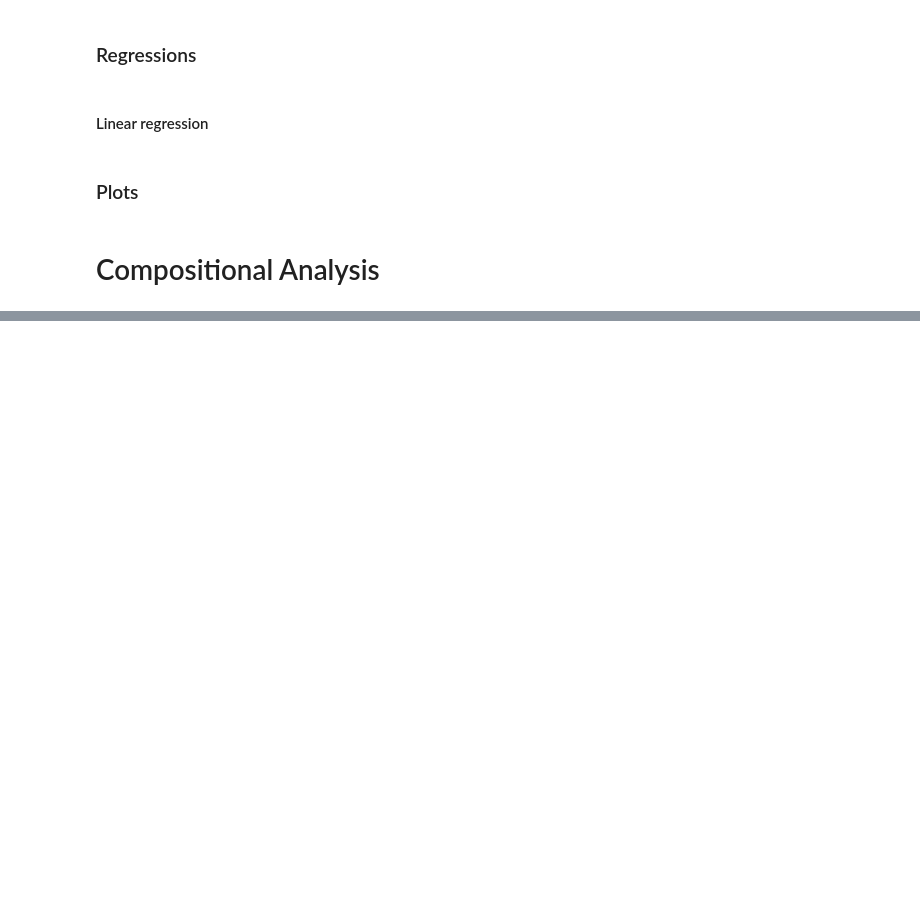
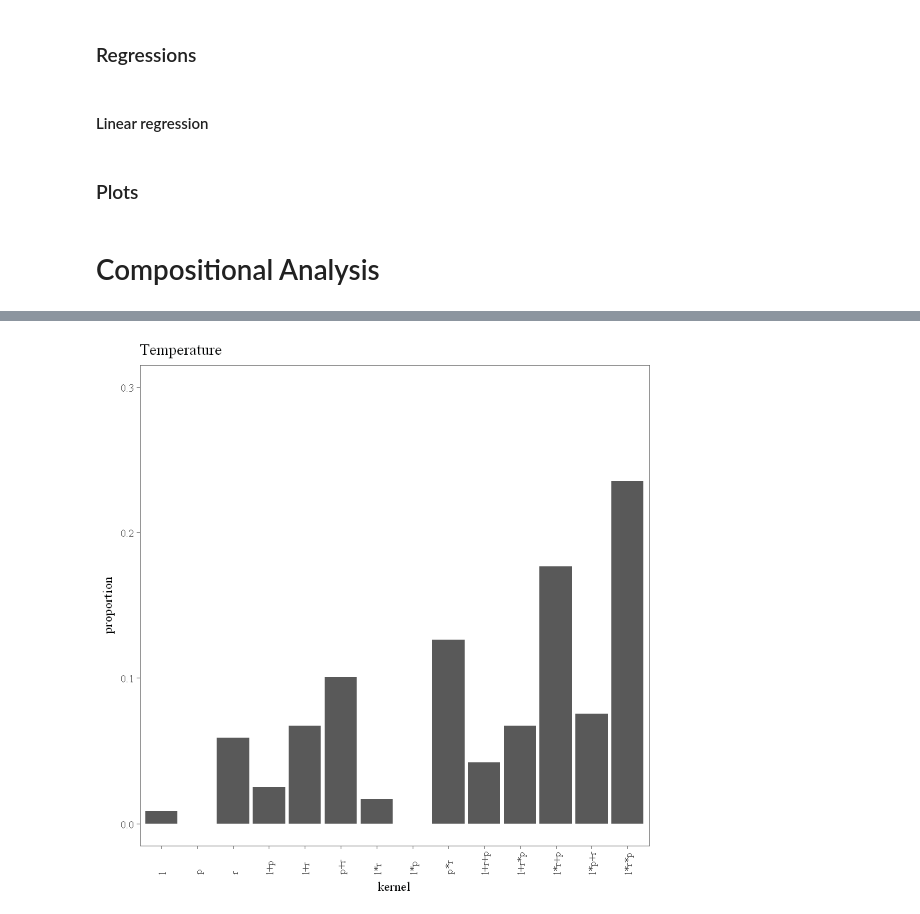
Before and after one commit to ericschulz/compforca, a Jupyter notebook: Data analysis/Analysis.ipynb, the cells around one changed output, grey strips where cells are left out. Cells and saved outputs as stored; diff of their text form; code cells hidden in the pictures; blank space fills up the shorter version.

```diff
--- a/Data analysis/Analysis.ipynb
+++ b/Data analysis/Analysis.ipynb
@@ -824,0 +905,4 @@ dplot %>%
+# %%
+p1
+# %% [output]
+[figure, added]
```
Also changed, not shown: parts of 14 cells of this notebook, 16 other files.
